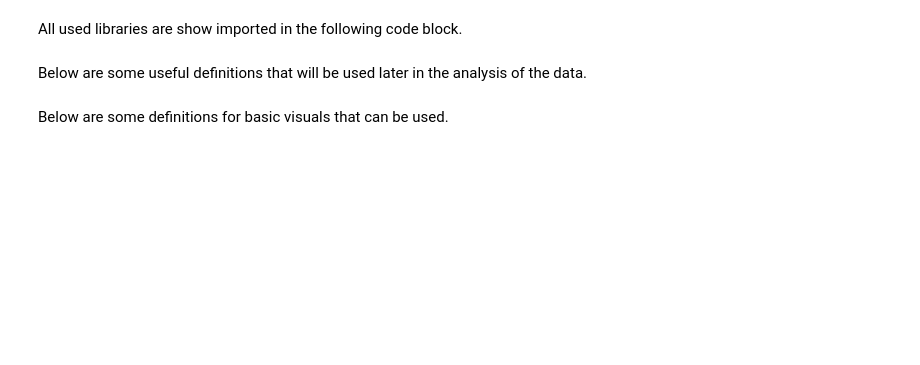
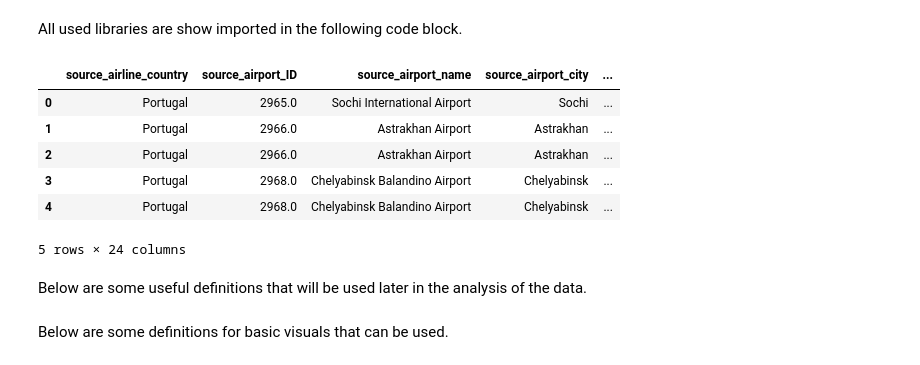
Before and after one commit to sakinanazarali/MADS_Milestone1, a Jupyter notebook: analysis.ipynb, the cells around one changed output. Saved outputs shown, nothing was run; the diff lists cells and outputs as text; code cells hidden in the pictures; blank space fills up the shorter version.

```diff
--- a/analysis.ipynb
+++ b/analysis.ipynb
@@ -14,6 +16,15 @@ import math
 import matplotlib.pyplot as plt
 # %%
 data = pd.read_csv('cleaned_data/cleaned.csv')
+data.head()
+# %% [output]
+|  | source_airline_country | source_airport_ID | source_airport_name | source_airport_city | ... |
+| 0 | Portugal | 2965.0 | Sochi International Airport | Sochi | ... |
+| 1 | Portugal | 2966.0 | Astrakhan Airport | Astrakhan | ... |
+| 2 | Portugal | 2966.0 | Astrakhan Airport | Astrakhan | ... |
+| 3 | Portugal | 2968.0 | Chelyabinsk Balandino Airport | Chelyabinsk | ... |
+| 4 | Portugal | 2968.0 | Chelyabinsk Balandino Airport | Chelyabinsk | ... |
+5 rows × 24 columns
 # %% [markdown]
 Below are some useful definitions that will be used later in the analysis of the data.
 # %%
```
Also changed, not shown: parts of 4 cells of this notebook.
